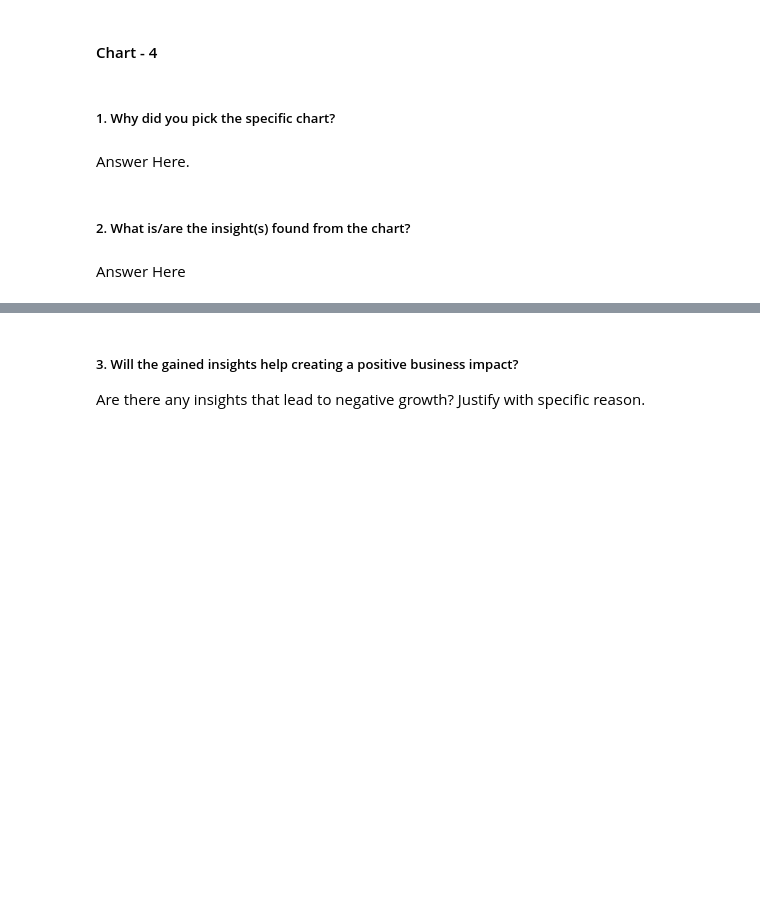
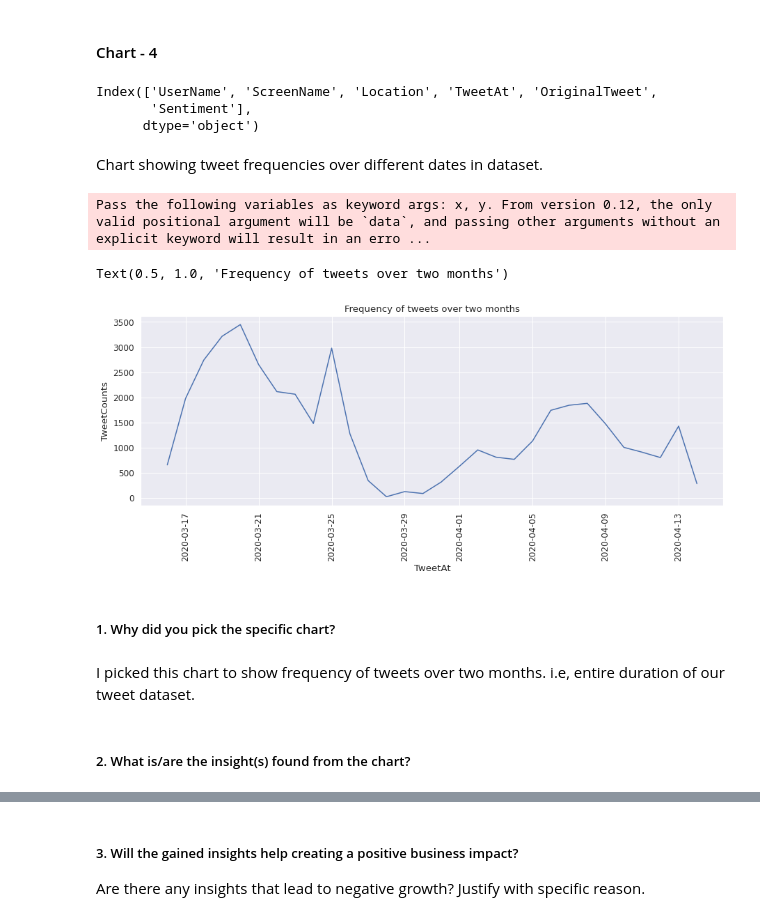
Before and after one commit to axpat/Corona-Virus-Tweet-Sentiment-Analysis, a Jupyter notebook: Coronavirus_Tweet_Sentiment_Analysis.ipynb, the cells around one changed output, grey strips where cells are left out. Cells and saved outputs as stored; diff of their text form; code cells hidden in the pictures; blank space fills up the shorter version.

```diff
--- a/Coronavirus_Tweet_Sentiment_Analysis.ipynb
+++ b/Coronavirus_Tweet_Sentiment_Analysis.ipynb
@@ -430,8 +695,29 @@ Answer Here
+# %%
+ctsa.columns
+# %% [output]
+Index(['UserName', 'ScreenName', 'Location', 'TweetAt', 'OriginalTweet',
+       'Sentiment'],
+      dtype='object')
+# %% [markdown]
+Chart showing tweet frequencies over different dates in dataset.
+# %%
+# frequency of tweets over different dates
+tweet_freq_df = ctsa.groupby('TweetAt')['OriginalTweet'].count().reset_index().sort_values('TweetAt', ascending=True)
+tweet_freq_df.rename(columns={'OriginalTweet':'TweetCounts'}, inplace=True)
+# %%
+# Chart - 4 visualization code
+sns.set(font_scale=1.1)
+plt.rcParams['figure.figsize'] = (15, 5)
+sns.lineplot(tweet_freq_df['TweetAt'],tweet_freq_df['TweetCounts'])
+plt.xticks(rotation='vertical')
+plt.title('Frequency of tweets over two months')
+# %% [output]
+Pass the following variables as keyword args: x, y. From version 0.12, the only valid positional argument will be `data`, and passing other arguments without an explicit keyword will result in an erro ...
+Text(0.5, 1.0, 'Frequency of tweets over two months')
+[figure, added]
 # %% [markdown]
 ##### 1. Why did you pick the specific chart?
-# %% [markdown]
-Answer Here.
+# %% [markdown]
+I picked this chart to show frequency of tweets over two months. i.e, entire duration of our tweet dataset.
 # %% [markdown]
 ##### 2. What is/are the insight(s) found from the chart?
-# %% [markdown]
-Answer Here
```
Also changed, not shown: parts of 88 cells of this notebook.
